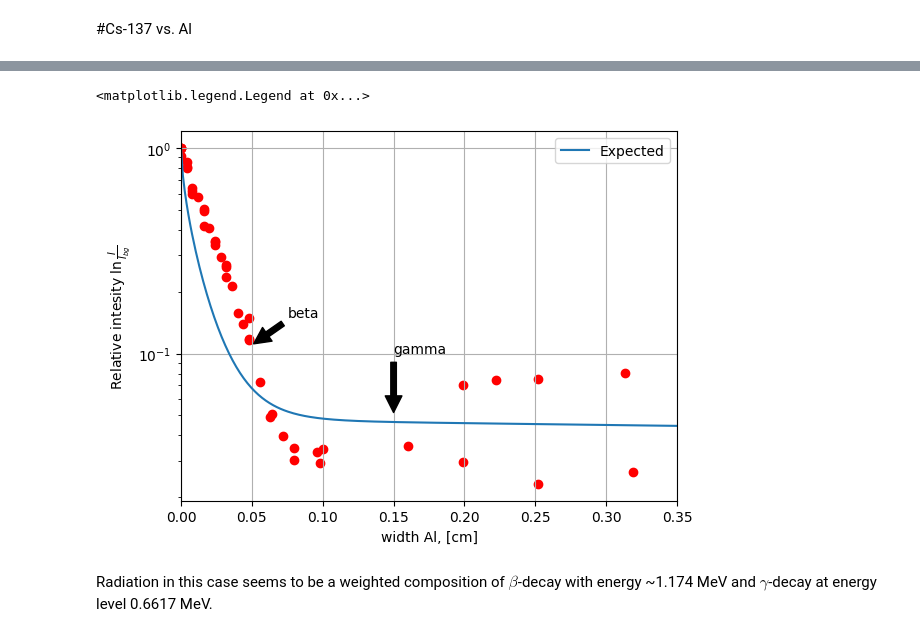
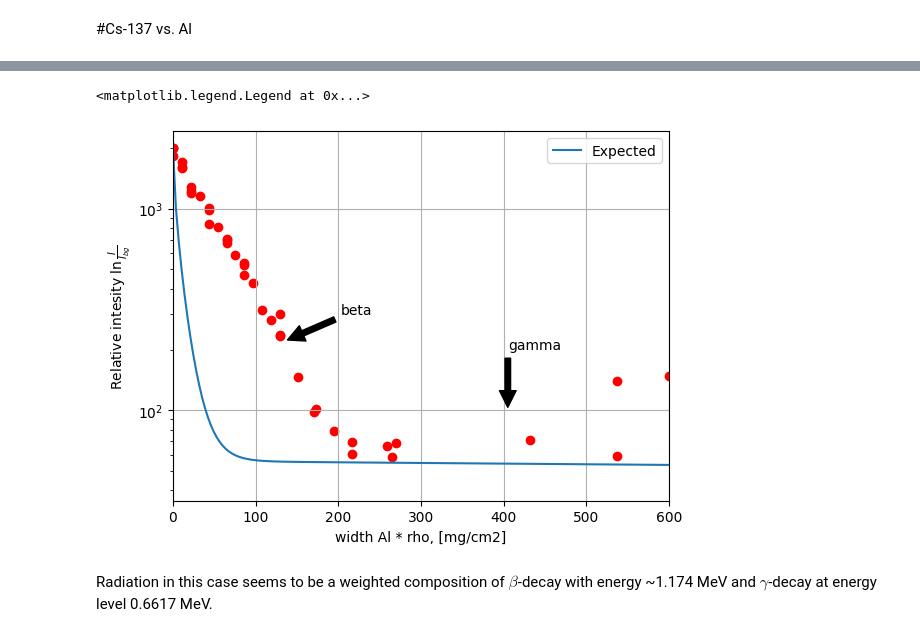
Before and after one commit to evgeny-kolonsky/Lab4, a Jupyter notebook: NU/Attenuation_model.ipynb, the cells around one changed output, grey strips where cells are left out. Drawn from its saved outputs; the diff is of its cells as text; code cells hidden in the pictures.

```diff
--- a/NU/Attenuation_model.ipynb
+++ b/NU/Attenuation_model.ipynb
@@ -480,7 +480,7 @@ for depth in depths:
   total_i = np.append(total_i, s )
 
 total_i /= total_i[0]
-plt.plot(depths, np.log(total_i), color='gray', label='Expected')
+#plt.plot(depths * rho, np.log(total_i), color='gray', label='Expected')
 
 URL = 'https://raw.githubusercontent.com/tphlabs/data/main/Lab4_Nuclear/2023_12_28/'
 
@@ -498,9 +498,9 @@ for num in [2, 3, 5, 7]:
   I_err = delta * I_rel
   log_I_rel = I_err / I_rel # error of log
 
-  plt.errorbar(d, np.log(I_rel), capsize=2, yerr=log_I_rel, linestyle='')
+  plt.errorbar(d * rho, np.log(I_rel), capsize=2, yerr=log_I_rel, linestyle='')
 
-plt.xlabel('width Al, [cm]')
+plt.xlabel('width Al * rho, [g/cm2]')
 plt.ylabel(r'Relative intesity $\log I/I_{bg}$')
 plt.grid()
 plt.legend()
@@ -518,9 +521,10 @@ material = 'Al'
 depth_max = 0.4 #cm
 rho = 2.7 # g/cm3
 
-weight1 = 0.1
+weight1 = 0.5
 weight2 = 1 - weight1
 I0_beta  = beta_spectrum(0.546) * weight1 + beta_spectrum(2.280) * weight2
+
 
 mu_spectrum_beta = mu_interpolate(Espace, material=material, rays='beta')
 
@@ -532,7 +536,7 @@ for depth in depths:
 
 total_beta /= np.max(total_beta)
 
-plt.plot(depths, total_beta , label='Expected beta')
+#plt.plot(depths * rho, total_beta , label='Expected beta')
 
 URL = 'https://raw.githubusercontent.com/tphlabs/data/main/Lab4_Nuclear/2023_12_26/'
 for num in [4, 5, 6, 3]:
@@ -546,10 +550,10 @@ for num in [4, 5, 6, 3]:
   I_err = delta * I_rel
   log_I_rel = I_err / I_rel # error of log
 
-  plt.scatter(d, I_rel, color='red')
+  plt.scatter(d * rho, I_rel, color='red')
 
 plt.yscale('log')
-plt.xlabel('width Al, [cm]')
+plt.xlabel('width Al * rho, [g/cm2]')
 plt.ylabel(r'Relative intesity $\ln \frac{I}{I_{bg}}$')
 plt.grid()
 plt.legend()
@@ -566,8 +576,8 @@ depth_max = 1.3 #cm
 rho = 2.7 # g/cm3
 
 I0_beta  = zero_spectrum()
-# I0_beta += beta_spectrum(0.512)
-I0_beta += beta_spectrum(1.174) * 5
+I0_beta += beta_spectrum(0.512)
+#I0_beta += beta_spectrum(1.174)
 I0_gamma = zero_spectrum()
 I0_gamma += gamma_spectrum(0.6617)
 
@@ -583,42 +593,42 @@ for depth in depths:
   s = np.sum(I0_beta * np.exp(- mu_spectrum_beta * depth * rho) )
   total_beta = np.append(total_beta, s )
 
-weight_beta = 5e-3 #  beta weight
+weight_beta = 0.1 #  beta weight
 weight_gamma = 1 # gamma weight
 total_intensity = total_beta * weight_beta + total_gamma * weight_gamma
 total_intensity /= total_intensity[0]
 #plt.plot(depths, total_beta , label='Expected beta')
 #plt.plot(depths, total_gamma, label='Expected gamma')
-plt.plot(depths, total_intensity, label='Expected')
+plt.plot(rho * depths * 1e3, 2000 * total_intensity, label='Expected')
 
 
 # station 1
 # Cs-137_5
 # label down
 URL = 'https://raw.githubusercontent.com/tphlabs/data/main/Lab4_Nuclear/2023_12_28/'
 for num in [5, 'x', 1]:
   filename = f'Cs-137_{num}.txt'
   data = np.genfromtxt(URL+ filename)
   d, counts, time = data.T
   d *= 1e-1 # mm -> cm
   delta = 1/np.sqrt(counts) # relative error
   I = counts / time
   I_rel = I / np.max(I) # relative
   I_err = delta * I_rel
   log_I_rel = I_err / I_rel # error of log
 
-  plt.scatter(d, I_rel, color='red')
+  plt.scatter(rho * d * 1e3, 2000* I_rel, color='red')
 
 plt.yscale('log')
-plt.xlabel('width Al, [cm]')
+plt.xlabel('width Al * rho, [mg/cm2]')
 plt.ylabel(r'Relative intesity $\ln \frac{I}{I_{bg}}$')
-plt.annotate('beta', (0.050, 0.11), xytext=(0.075, 0.15), arrowprops=dict(facecolor='black', shrink=0.05))
-plt.annotate('gamma', (0.150, 0.05), xytext=(0.150, 0.1), arrowprops=dict(facecolor='black', shrink=0.05))
+plt.annotate('beta', (0.050*rho*1e3, 2000*0.11), xytext=(0.075*rho*1e3, 2000*0.15), arrowprops=dict(facecolor='black', shrink=0.05))
+plt.annotate('gamma', (0.150*rho*1e3, 2000* 0.05), xytext=(0.150*rho*1e3, 2000 *0.1), arrowprops=dict(facecolor='black', shrink=0.05))
 plt.grid()
-plt.xlim(0, 0.35)
+plt.xlim(0, 600)
 plt.legend()
 # %% [output]
 <matplotlib.legend.Legend at 0x...>
-[figure, old version]
+[figure, new version]
 # %% [markdown]
 Radiation in this case seems to be a weighted composition of $\beta$-decay with energy ~1.174 MeV and $\gamma$-decay at energy level 0.6617 MeV.
```
Also changed, not shown: parts of 6 cells of this notebook.
